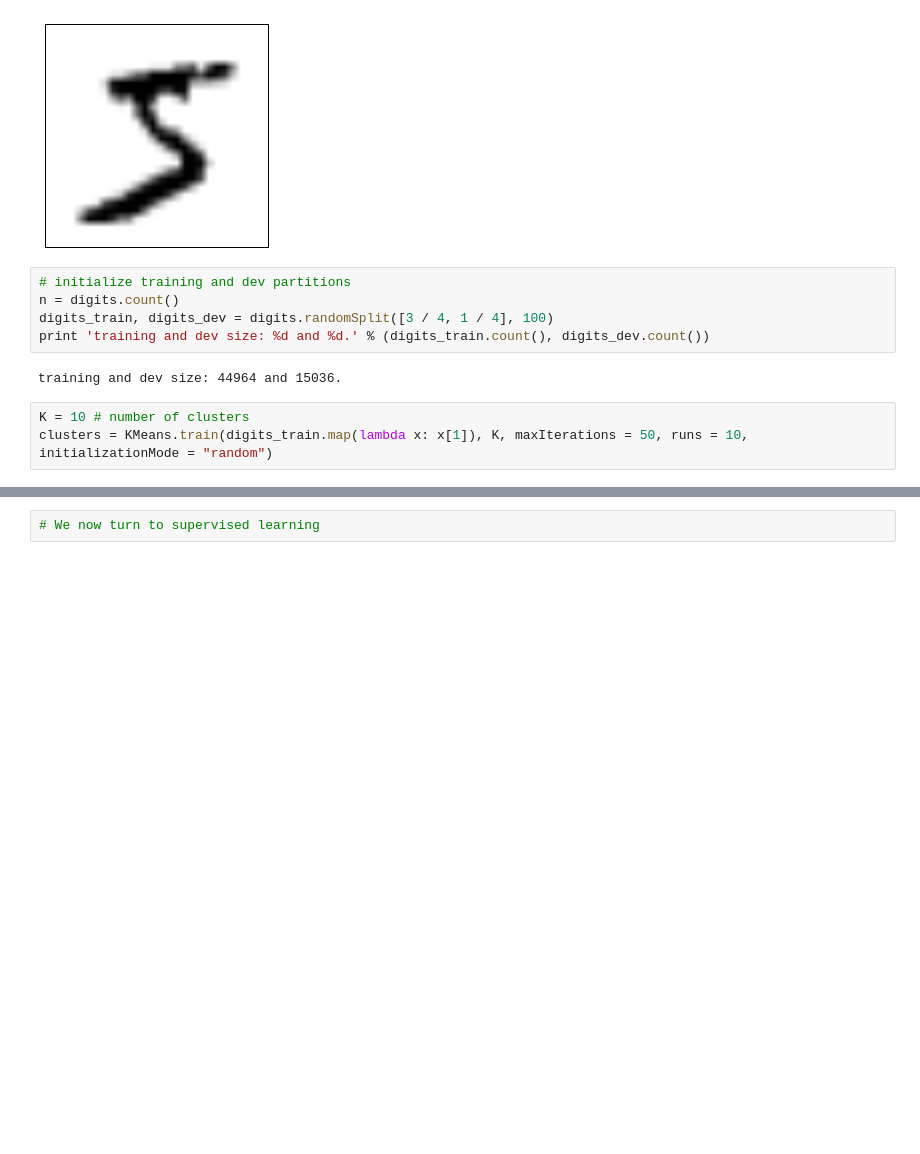
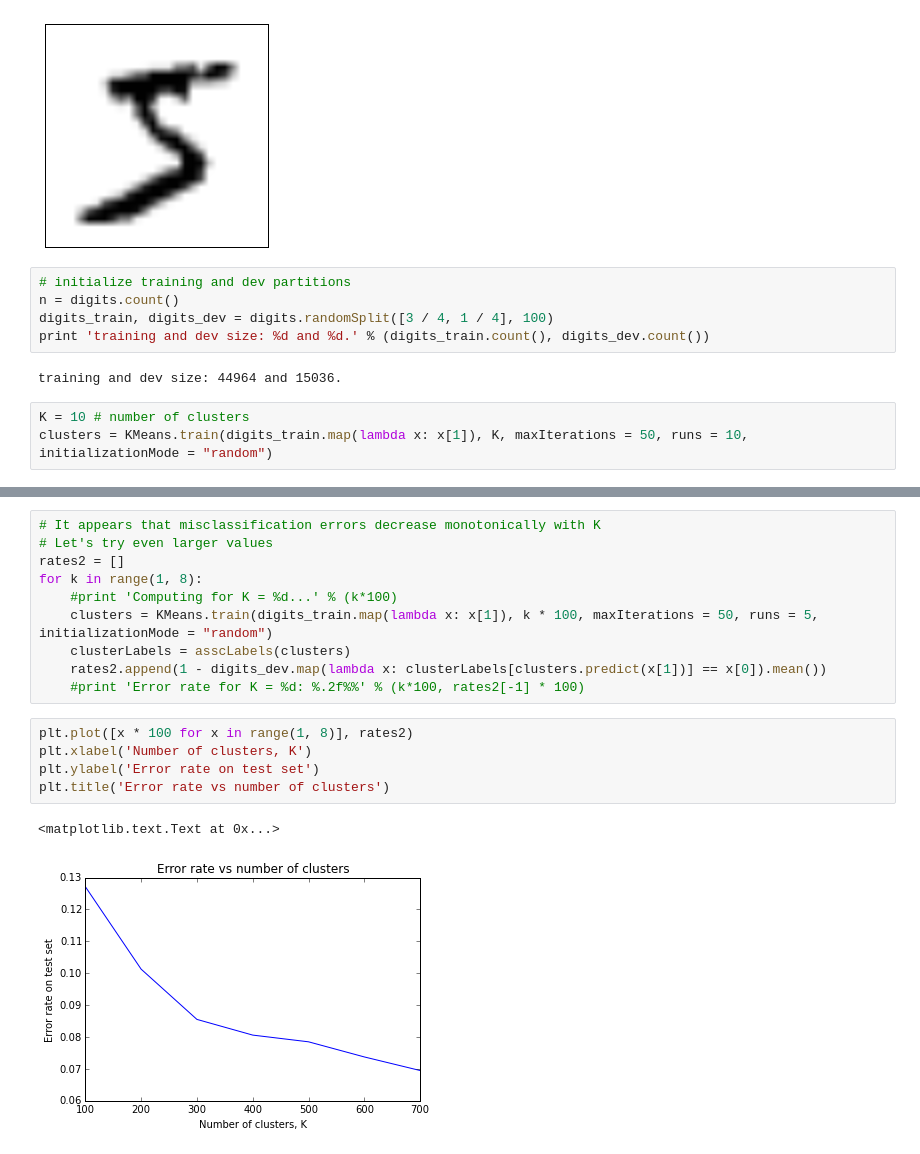
Before and after one commit to ajmaurer/Chicago-Course-Work, a Jupyter notebook: stat376/assn2_kmeans.ipynb, the cells around one changed output, grey strips where cells are left out. Drawn from its saved outputs; the diff is of its cells as text; blank space fills up the shorter version.

```diff
--- a/stat376/assn2_kmeans.ipynb
+++ b/stat376/assn2_kmeans.ipynb
@@ -103,2 +152,18 @@ plt.title('Error rate vs number of clusters')
-# %%
-# We now turn to supervised learning
+# %%
+# It appears that misclassification errors decrease monotonically with K
+# Let's try even larger values
+rates2 = []
+for k in range(1, 8):
+    #print 'Computing for K = %d...' % (k*100)
+    clusters = KMeans.train(digits_train.map(lambda x: x[1]), k * 100, maxIterations = 50, runs = 5, initializationMode = "random")
+    clusterLabels = asscLabels(clusters)
+    rates2.append(1 - digits_dev.map(lambda x: clusterLabels[clusters.predict(x[1])] == x[0]).mean())
+    #print 'Error rate for K = %d: %.2f%%' % (k*100, rates2[-1] * 100)
+# %%
+plt.plot([x * 100 for x in range(1, 8)], rates2)
+plt.xlabel('Number of clusters, K')
+plt.ylabel('Error rate on test set')
+plt.title('Error rate vs number of clusters')
+# %% [output]
+<matplotlib.text.Text at 0x...>
+[figure, added]
```
Also changed, not shown: parts of 14 cells of this notebook, 1 other file.
